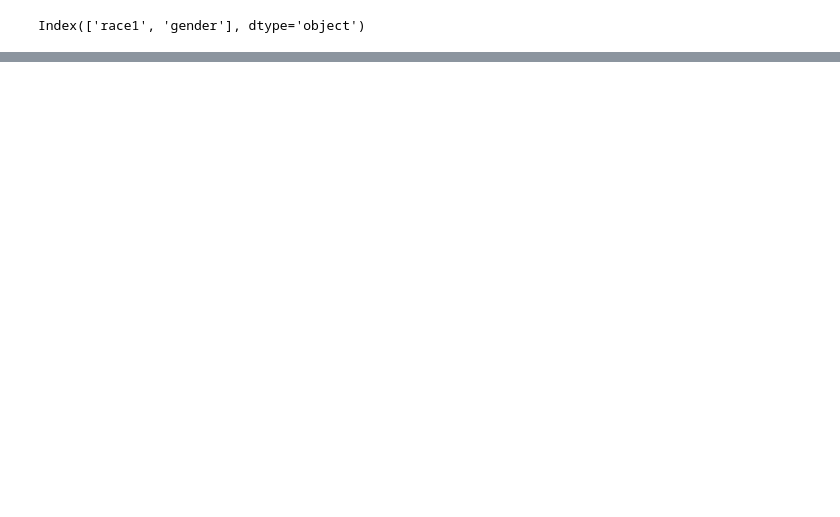
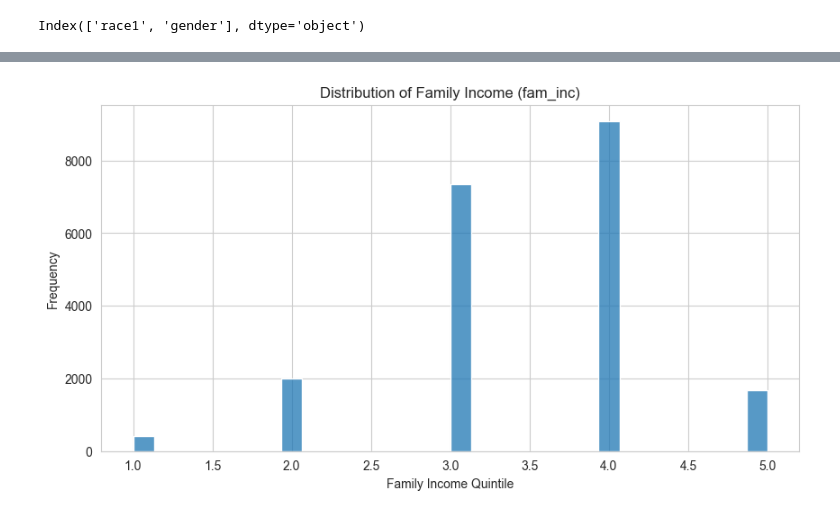
Before and after one commit to NGO-Algorithm-Audit/synthetic-data-generation, a Jupyter notebook: Law School Admissions Bar Passage/Notebooks/Data exploration Bar Passage Dataset.ipynb, the cells around one changed output, grey strips where cells are left out. Saved outputs shown, nothing was run; the diff lists cells and outputs as text; code cells hidden in the pictures; blank space fills up the shorter version.

```diff
--- a/Law School Admissions Bar Passage/Notebooks/Data exploration Bar Passage Dataset.ipynb
+++ b/Law School Admissions Bar Passage/Notebooks/Data exploration Bar Passage Dataset.ipynb
@@ -181,0 +247,9 @@ Index(['race1', 'gender'], dtype='object')
+# %%
+plt.figure(figsize=(10, 5))
+sns.histplot(df['fam_inc'], kde=False, bins=30)
+plt.title('Distribution of Family Income (fam_inc)')
+plt.xlabel('Family Income Quintile')
+plt.ylabel('Frequency')
+plt.show()
+# %% [output]
+[figure, added]
```
Also changed, not shown: parts of 22 cells of this notebook.
